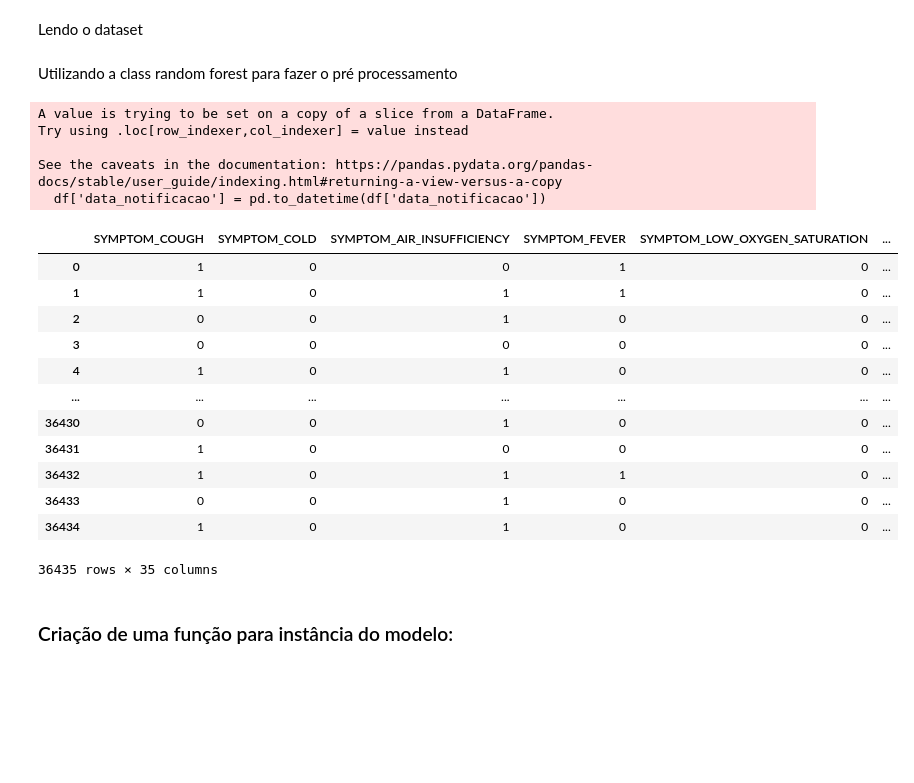
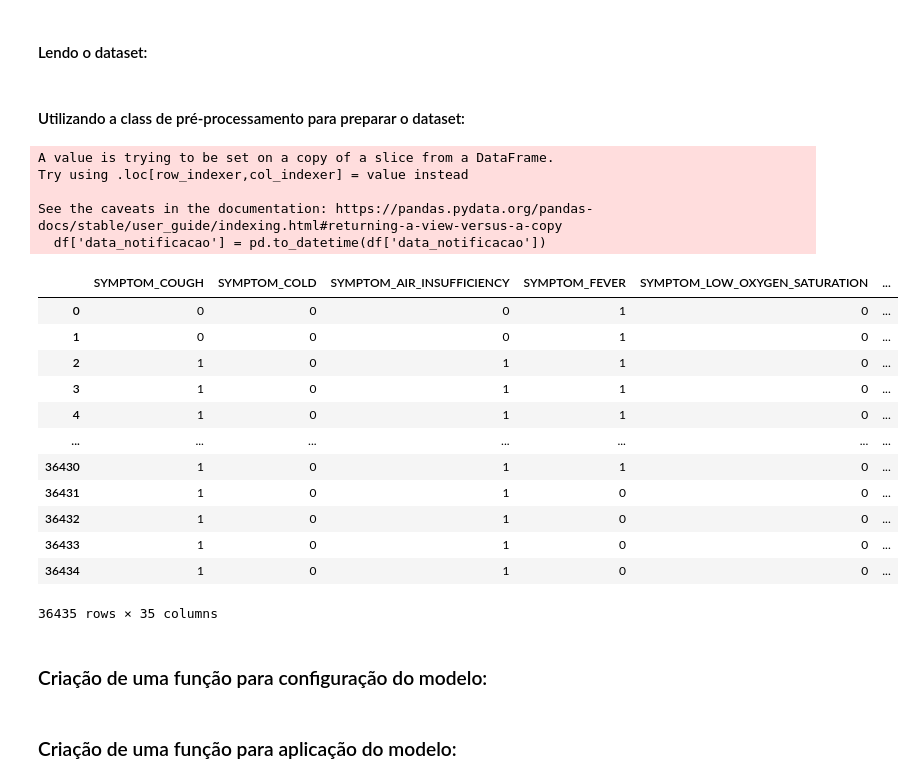
Before and after one commit to bielarnaud/Estudo_dados_de_covid, a Jupyter notebook: Codes/Teste - SVM.ipynb, the cells around one changed output. Saved outputs shown, nothing was run; the diff lists cells and outputs as text; code cells hidden in the pictures; blank space fills up the shorter version.

```diff
--- a/Codes/Teste - SVM.ipynb
+++ b/Codes/Teste - SVM.ipynb
@@ -36,11 +38,11 @@ from sklearn.metrics import classification_report
 from sklearn.metrics import roc_auc_score
 from sklearn import metrics
 # %% [markdown]
-Lendo o dataset
+#### Lendo o dataset:
 # %%
-df = pd.read_csv(r'C:\Users\gabri\Desktop\Git - Tcc\Estudo_dados_de_covid\Data\Casos Graves\df_casos_graves')
+df = pd.read_csv(r'C:\Users\maril\OneDrive\Área de Trabalho\Estudo_dados_de_covid\Data\Casos Graves\df_casos_graves')
-# %% [markdown]
-Utilizando a class random forest para fazer o pré processamento
+# %% [markdown]
+#### Utilizando a class de pré-processamento para preparar o dataset:
 # %%
 list_features = ["SYMPTOM_COUGH",'SYMPTOM_COLD','SYMPTOM_AIR_INSUFFICIENCY','SYMPTOM_FEVER','SYMPTOM_LOW_OXYGEN_SATURATION','SYMPTOM_BREATHING_CONDITION','SYMPTOM_TORACIC_APERTURE','SYMPTOM_THROAT_CONDITION',
                 'SYMPTOM_HEADACHE','SYMPTOM_BODY_PAIN','SYMPTOM_DIARRHEA','SYMPTOM_RUNNY_NOSE','SYMPTOM_NOSE_CONGESTION','SYMPTOM_WEAKNESS','SYMPTOM_ANOSMIA_OR_HYPOSMIA','SYMPTOM_NAUSEA','SYMPTOM_LACK_OF_APPETITE',
@@ -49,28 +51,31 @@ list_features = ["SYMPTOM_COUGH",'SYMPTOM_COLD','SYMPTOM_AIR_INSUFFICIENCY','SYM
 # %%
 Pre_processing_models_df = Pre_processing_models(df)
 Pre_processing_models_df.run_graves()
 
 df = Pre_processing_models_df.df
 df = df[list_features]
 df['data_notificacao'] = pd.to_datetime(df['data_notificacao'])
+df = df.sort_values(by='data_notificacao', ascending=True)
+df = df.reset_index()
+df = df.drop("index", axis=1)
 df
 # %% [output]
 A value is trying to be set on a copy of a slice from a DataFrame.
 Try using .loc[row_indexer,col_indexer] = value instead
 
 See the caveats in the documentation: https://pandas.pydata.org/pandas-docs/stable/user_guide/indexing.html#returning-a-view-versus-a-copy
   df['data_notificacao'] = pd.to_datetime(df['data_notificacao'])
 |  | SYMPTOM_COUGH | SYMPTOM_COLD | SYMPTOM_AIR_INSUFFICIENCY | SYMPTOM_FEVER | SYMPTOM_LOW_OXYGEN_SATURATION | ... |
-| 0 | 1 | 0 | 0 | 1 | 0 | ... |
-| 1 | 1 | 0 | 1 | 1 | 0 | ... |
-| 2 | 0 | 0 | 1 | 0 | 0 | ... |
-| 3 | 0 | 0 | 0 | 0 | 0 | ... |
-| 4 | 1 | 0 | 1 | 0 | 0 | ... |
+| 0 | 0 | 0 | 0 | 1 | 0 | ... |
+| 1 | 0 | 0 | 0 | 1 | 0 | ... |
+| 2 | 1 | 0 | 1 | 1 | 0 | ... |
+| 3 | 1 | 0 | 1 | 1 | 0 | ... |
+| 4 | 1 | 0 | 1 | 1 | 0 | ... |
 | ... | ... | ... | ... | ... | ... | ... |
-| 36430 | 0 | 0 | 1 | 0 | 0 | ... |
-| 36431 | 1 | 0 | 0 | 0 | 0 | ... |
-| 36432 | 1 | 0 | 1 | 1 | 0 | ... |
-| 36433 | 0 | 0 | 1 | 0 | 0 | ... |
+| 36430 | 1 | 0 | 1 | 1 | 0 | ... |
+| 36431 | 1 | 0 | 1 | 0 | 0 | ... |
+| 36432 | 1 | 0 | 1 | 0 | 0 | ... |
+| 36433 | 1 | 0 | 1 | 0 | 0 | ... |
 | 36434 | 1 | 0 | 1 | 0 | 0 | ... |
 36435 rows × 35 columns
 # %%
@@ -80,5 +85,5 @@ See the caveats in the documentation: https://pandas.pydata.org/pandas-docs/stab
 # df2.sort_index(inplace=True)
 # df2
 # %% [markdown]
-### Criação de uma função para instância do modelo:
+### Criação de uma função para configuração do modelo:
 # %%
@@ -119,6 +126,8 @@ def SVC_model (X_train, y_train):
     print('')
 
     return mean_test_score, std_test_score, best_score, best_params
+# %% [markdown]
+### Criação de uma função para aplicação do modelo:
 # %%
 def apply_model_svc(df):
     list_random_states = [42]
```
Also changed, not shown: parts of 314 cells of this notebook, 1 other file.
